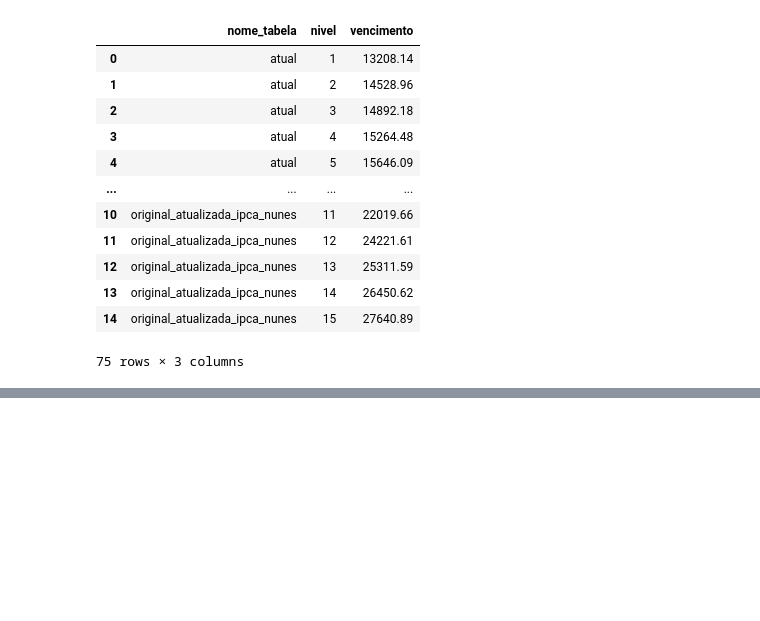
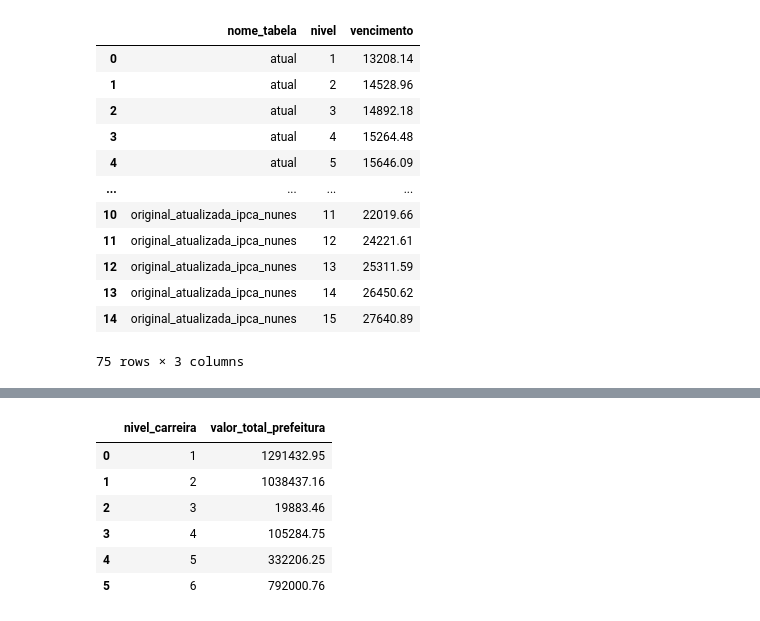
Before and after one commit to h-pgy/estimativa_reajuste_appgg, a Jupyter notebook: calculo_impacto_reajuste.ipynb, the cells around one changed output, grey strips where cells are left out. Saved outputs shown, nothing was run; the diff lists cells and outputs as text; code cells hidden in the pictures; blank space fills up the shorter version.

```diff
--- a/calculo_impacto_reajuste.ipynb
+++ b/calculo_impacto_reajuste.ipynb
@@ -530,7 +530,7 @@ tabela_atualizada_nunes
 proposta_ipca_nunes = appggs.copy(deep=True)
 # %%
 #vencimento
-proposta_ipca_nunes['vencimento'] = proposta_ipca_nunes['nivel_carreira'].map(tabela_atual)
+proposta_ipca_nunes['vencimento'] = proposta_ipca_nunes['nivel_carreira'].map(tabela_atualizada_nunes)
 #ferias e decimo terceiro
 proposta_ipca_nunes['decimo_terceiro'] = proposta_ipca_nunes.apply(calcular_decimo_terceiro, axis=1)
 proposta_ipca_nunes['terco_ferias'] = proposta_ipca_nunes.apply(calcular_terco_ferias, axis=1)
@@ -594,0 +639,12 @@ df_tabelas.to_csv('tabelas_vencimentos_utilizadas.csv', sep=';')
+# %%
+total_ipca_nunes = total_mensal_por_nivel(proposta_ipca_nunes)
+total_ipca_nunes.to_csv('total_mensal_ipca_nunes.csv', sep=';')
+total_ipca_nunes
+# %% [output]
+|  | nivel_carreira | valor_total_prefeitura |
+| 0 | 1 | 1291432.95 |
+| 1 | 2 | 1038437.16 |
+| 2 | 3 | 19883.46 |
+| 3 | 4 | 105284.75 |
+| 4 | 5 | 332206.25 |
+| 5 | 6 | 792000.76 |
```
Also changed, not shown: parts of 11 cells of this notebook, 7 other files.
